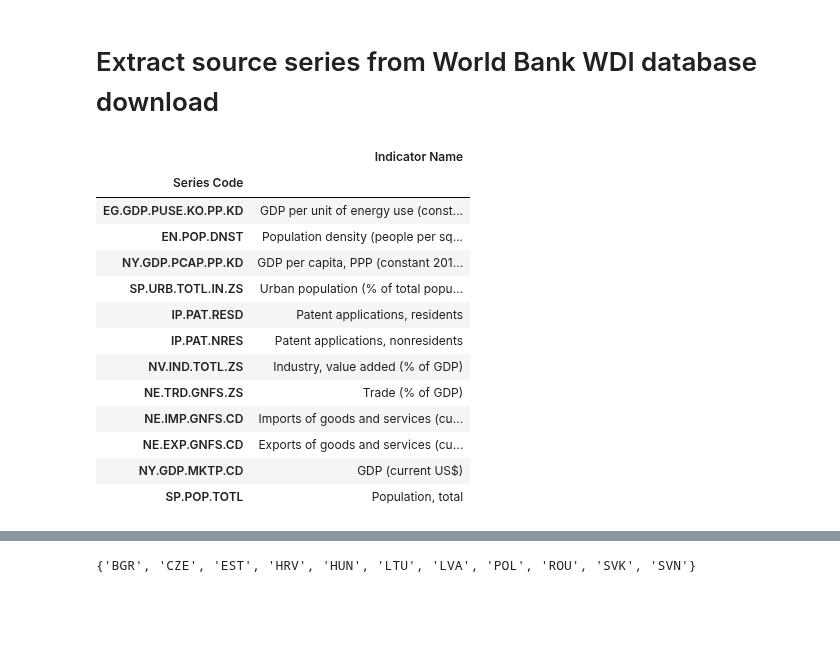
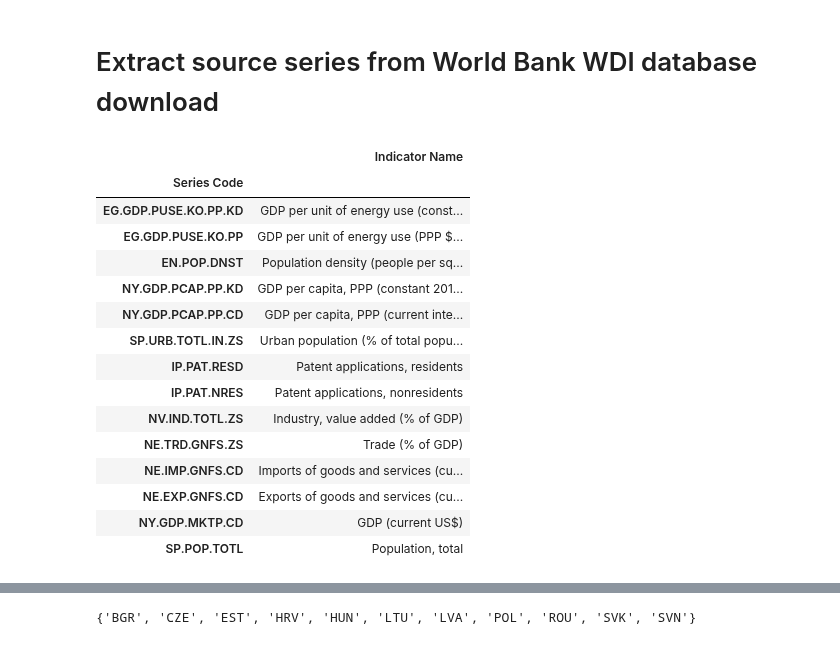
Before and after one commit to drakesiard/em-2020, a Jupyter notebook: data/D1_extract_WB_series.ipynb, the cells around one changed output, grey strips where cells are left out. Cells and saved outputs as stored; diff of their text form; code cells hidden in the pictures; blank space fills up the shorter version.

```diff
--- a/data/D1_extract_WB_series.ipynb
+++ b/data/D1_extract_WB_series.ipynb
@@ -25,25 +25,29 @@ series = pd.read_csv(wdi_zipfd.open('WDISeries.csv'), index_col='Series Code')
 # %%
 raw_indicators = [
     'EG.GDP.PUSE.KO.PP.KD',
+    'EG.GDP.PUSE.KO.PP',
     'EN.POP.DNST',
     'NY.GDP.PCAP.PP.KD',
+    'NY.GDP.PCAP.PP.CD',
     'SP.URB.TOTL.IN.ZS',
     'IP.PAT.RESD',
     'IP.PAT.NRES',
     'NV.IND.TOTL.ZS',
     'NE.TRD.GNFS.ZS',
     'NE.IMP.GNFS.CD',
     'NE.EXP.GNFS.CD',
     'NY.GDP.MKTP.CD',
     'SP.POP.TOTL',
 ]
 series.loc[raw_indicators[0:], ['Indicator Name']]
 # %% [output]
 |  | Indicator Name |
 | Series Code |  |
 | EG.GDP.PUSE.KO.PP.KD | GDP per unit of energy use (const... |
+| EG.GDP.PUSE.KO.PP | GDP per unit of energy use (PPP $... |
 | EN.POP.DNST | Population density (people per sq... |
 | NY.GDP.PCAP.PP.KD | GDP per capita, PPP (constant 201... |
+| NY.GDP.PCAP.PP.CD | GDP per capita, PPP (current inte... |
 | SP.URB.TOTL.IN.ZS | Urban population (% of total popu... |
 | IP.PAT.RESD | Patent applications, residents |
 | IP.PAT.NRES | Patent applications, nonresidents |
```
Also changed, not shown: parts of 3 cells of this notebook, 26 other files.
